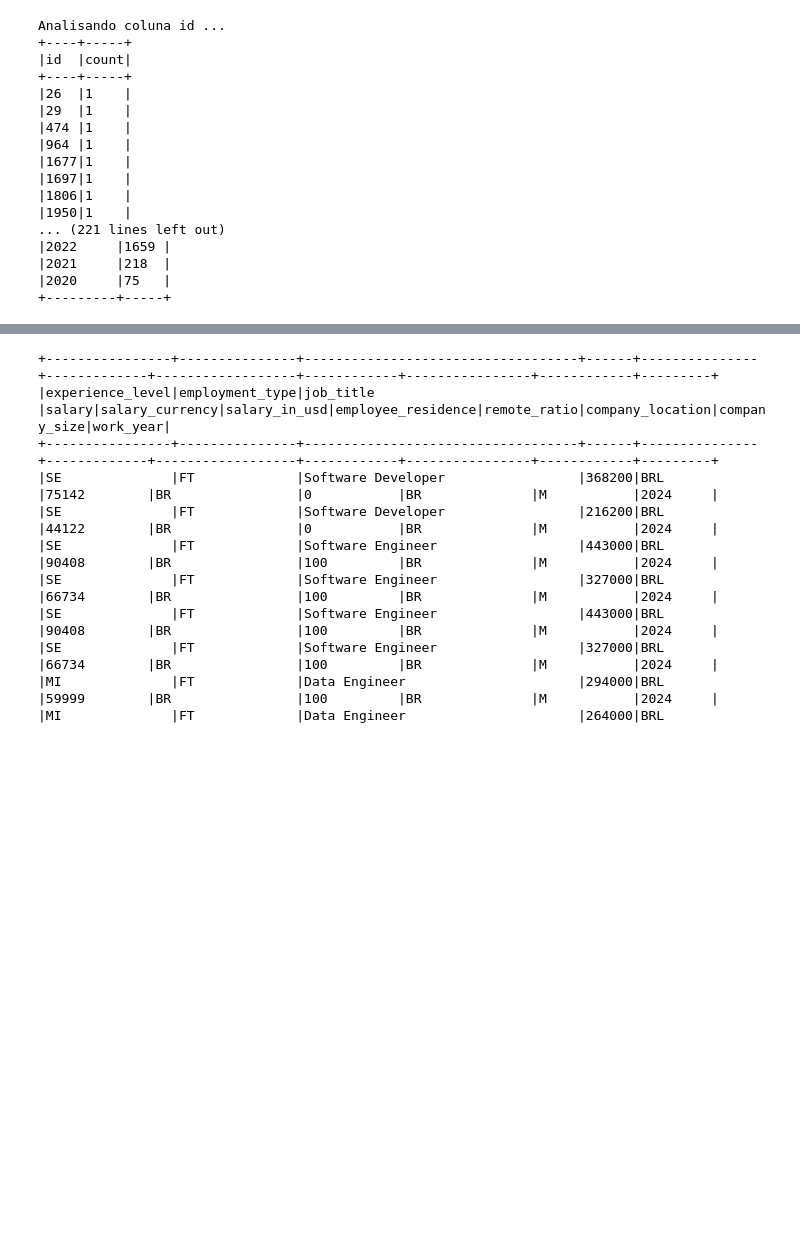
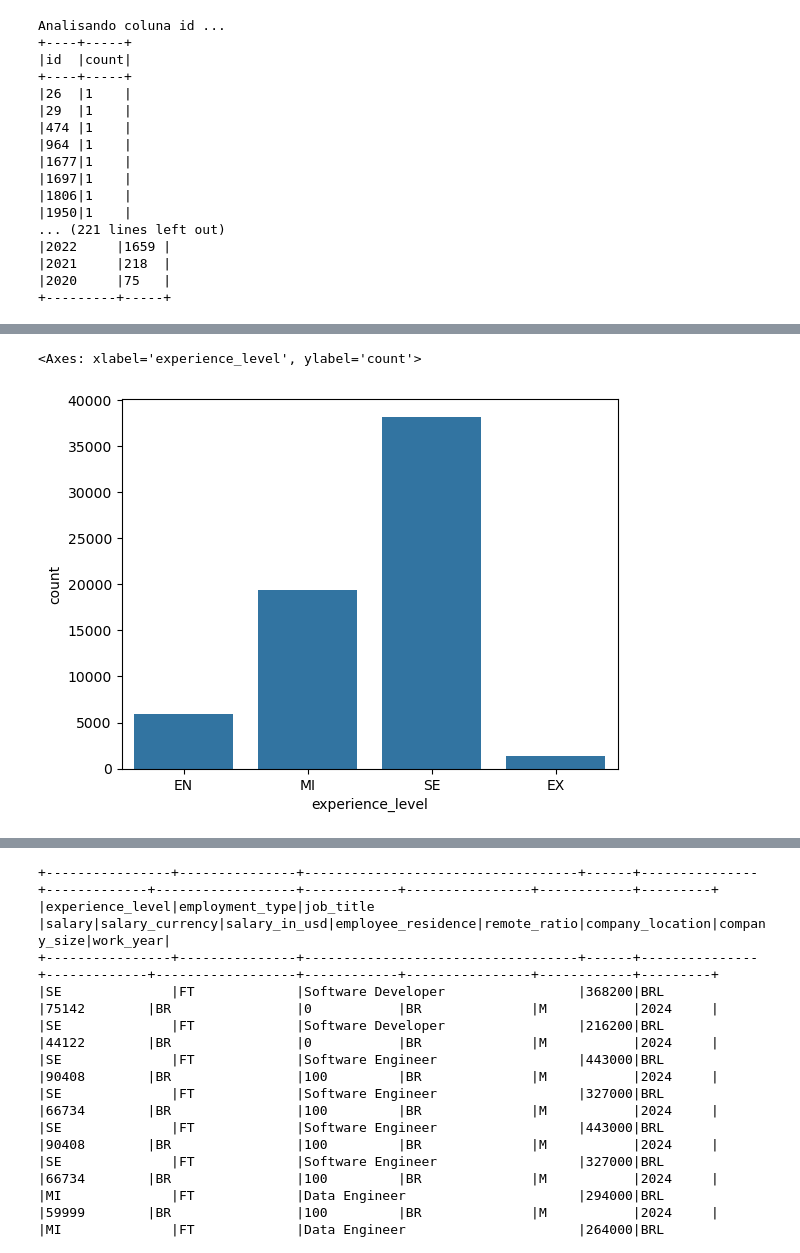
Before and after one commit to aurelixv/tcc-data-mining-2024, a Jupyter notebook: notebooks/exploratory-data-analysis.ipynb, the cells around one changed output, grey strips where cells are left out. Drawn from its saved outputs; the diff is of its cells as text; code cells hidden in the pictures; blank space fills up the shorter version.

```diff
--- a/notebooks/exploratory-data-analysis.ipynb
+++ b/notebooks/exploratory-data-analysis.ipynb
@@ -132,3 +145,5 @@ Analisando coluna id ...
 |2021     |218  |
 |2020     |75   |
 +---------+-----+
+# %%
+senioridade = df.groupBy("experience_level").agg(F.count("*").alias("count"))
@@ -134,0 +161,10 @@ Analisando coluna id ...
+# %%
+sns.barplot(
+    senioridade.toPandas(),
+    y="count",
+    x="experience_level",
+    order=["EN", "MI", "SE", "EX"],
+)
+# %% [output]
+<Axes: xlabel='experience_level', ylabel='count'>
+[figure, added]
```
Also changed, not shown: parts of 66 cells of this notebook, 1 other file.
